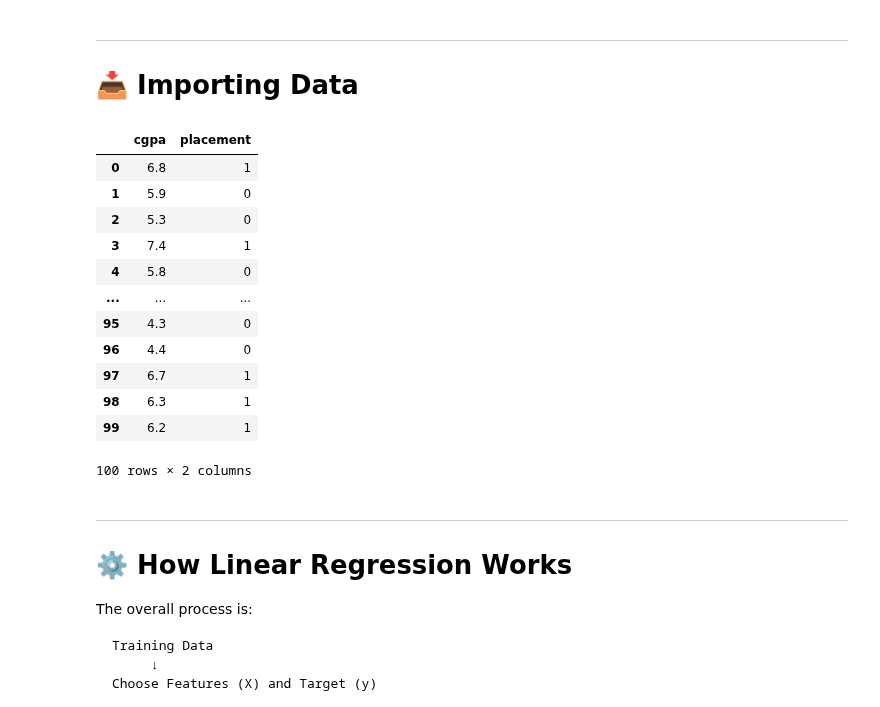
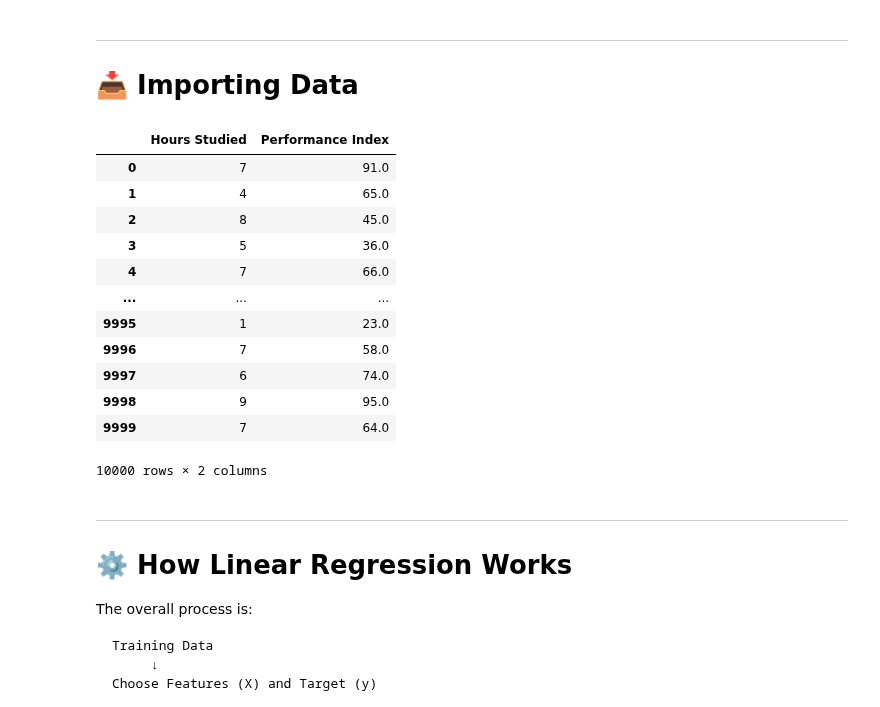
Before and after one commit to ahmedfakhar747/machine-learning-notebooks, a Jupyter notebook: 28_Linear_Regression_Intuition_and_Code.ipynb, the cells around one changed output. Drawn from its saved outputs; the diff is of its cells as text; code cells hidden in the pictures.

Commit message:
Kaggle Notebook | 🤖 ML 28 — Linear Regression: Intuition & Code | Version 2

```diff
--- a/28_Linear_Regression_Intuition_and_Code.ipynb
+++ b/28_Linear_Regression_Intuition_and_Code.ipynb
@@ -153,23 +153,23 @@ Example:
 # %%
 import pandas as pd
 
-df = pd.read_csv("/kaggle/input/datasets/jitendrasingh091/student-placement-prediction-dataset/placement.csv",
-                usecols=["cgpa", "placement"])
+df = pd.read_csv("/kaggle/input/datasets/nikhil7280/student-performance-multiple-linear-regression/Student_Performance.csv",
+                usecols=["Hours Studied", "Performance Index"])
 df
 # %% [output]
-|  | cgpa | placement |
-| 0 | 6.8 | 1 |
-| 1 | 5.9 | 0 |
-| 2 | 5.3 | 0 |
-| 3 | 7.4 | 1 |
-| 4 | 5.8 | 0 |
+|  | Hours Studied | Performance Index |
+| 0 | 7 | 91.0 |
+| 1 | 4 | 65.0 |
+| 2 | 8 | 45.0 |
+| 3 | 5 | 36.0 |
+| 4 | 7 | 66.0 |
 | ... | ... | ... |
-| 95 | 4.3 | 0 |
-| 96 | 4.4 | 0 |
-| 97 | 6.7 | 1 |
-| 98 | 6.3 | 1 |
-| 99 | 6.2 | 1 |
+| 9995 | 1 | 23.0 |
+| 9996 | 7 | 58.0 |
+| 9997 | 6 | 74.0 |
+| 9998 | 9 | 95.0 |
+| 9999 | 7 | 64.0 |
-100 rows × 2 columns
+10000 rows × 2 columns
 # %% [markdown]
 ---
 
```
Also changed, not shown: parts of 9 cells of this notebook.
